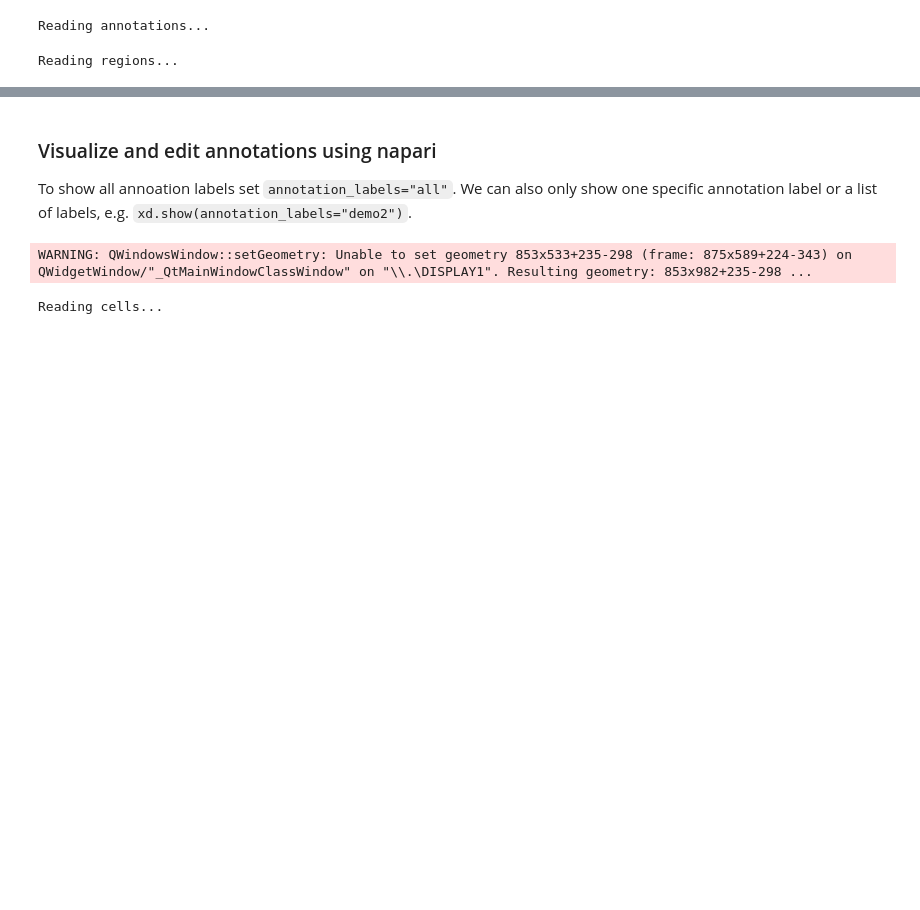
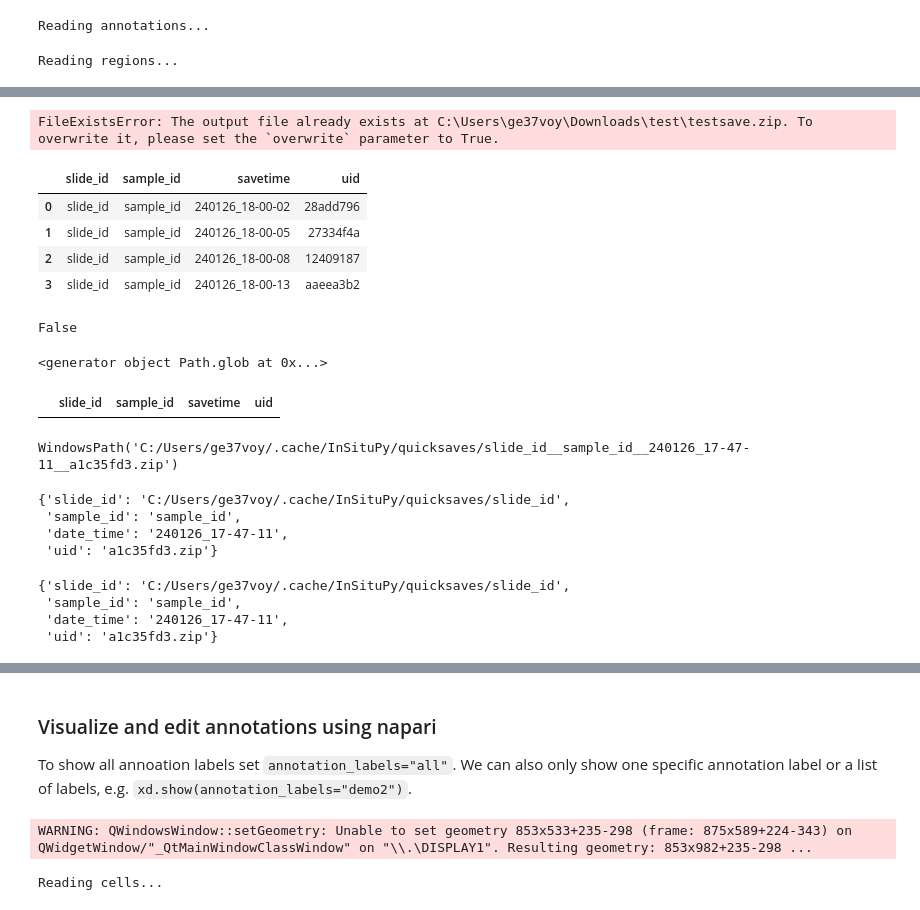
Before and after one commit to b-lemke98/InSituPy-1, a Jupyter notebook: notebooks/dev/04_InSituPy_regions_TMA_testing.ipynb, the cells around one changed output, grey strips where cells are left out. Cells and saved outputs as stored; diff of their text form; code cells hidden in the pictures; blank space fills up the shorter version.

Commit message:
implement `quicksave` and `list_quicksaves`

```diff
--- a/notebooks/dev/04_InSituPy_regions_TMA_testing.ipynb
+++ b/notebooks/dev/04_InSituPy_regions_TMA_testing.ipynb
@@ -124,0 +131,4 @@ Metadata file:  experiment_modified.xenium
+# %%
+xdcrop.save(path=r"C:\Users\ge37voy\Downloads\test\testsave.zip", overwrite=True)
+# %% [output]
+FileExistsError: The output file already exists at C:\Users\ge37voy\Downloads\test\testsave.zip. To overwrite it, please set the `overwrite` parameter to True.
@@ -124,0 +137,8 @@ Metadata file:  experiment_modified.xenium
+# %%
+xd.list_quicksaves()
+# %% [output]
+|  | slide_id | sample_id | savetime | uid |
+| 0 | slide_id | sample_id | 240126_18-00-02 | 28add796 |
+| 1 | slide_id | sample_id | 240126_18-00-05 | 27334f4a |
+| 2 | slide_id | sample_id | 240126_18-00-08 | 12409187 |
+| 3 | slide_id | sample_id | 240126_18-00-13 | aaeea3b2 |
@@ -124,0 +160,16 @@ Metadata file:  experiment_modified.xenium
+# %%
+quicksave_dir.exists()
+# %% [output]
+False
+# %%
+quicksave_dir.glob("*")
+# %% [output]
+<generator object Path.glob at 0x...>
+# %%
+pd.DataFrame(res)
+# %% [output]
+|  | slide_id | sample_id | savetime | uid |
+# %%
+f
+# %% [output]
+WindowsPath('C:/Users/ge37voy/.cache/InSituPy/quicksaves/slide_id__sample_id__240126_17-47-11__a1c35fd3.zip')
@@ -124,0 +181,14 @@ Metadata file:  experiment_modified.xenium
+# %%
+a
+# %% [output]
+{'slide_id': 'C:/Users/ge37voy/.cache/InSituPy/quicksaves/slide_id',
+ 'sample_id': 'sample_id',
+ 'date_time': '240126_17-47-11',
+ 'uid': 'a1c35fd3.zip'}
+# %%
+a
+# %% [output]
+{'slide_id': 'C:/Users/ge37voy/.cache/InSituPy/quicksaves/slide_id',
+ 'sample_id': 'sample_id',
+ 'date_time': '240126_17-47-11',
+ 'uid': 'a1c35fd3.zip'}
```
Also changed, not shown: parts of 71 cells of this notebook, 6 other files.
